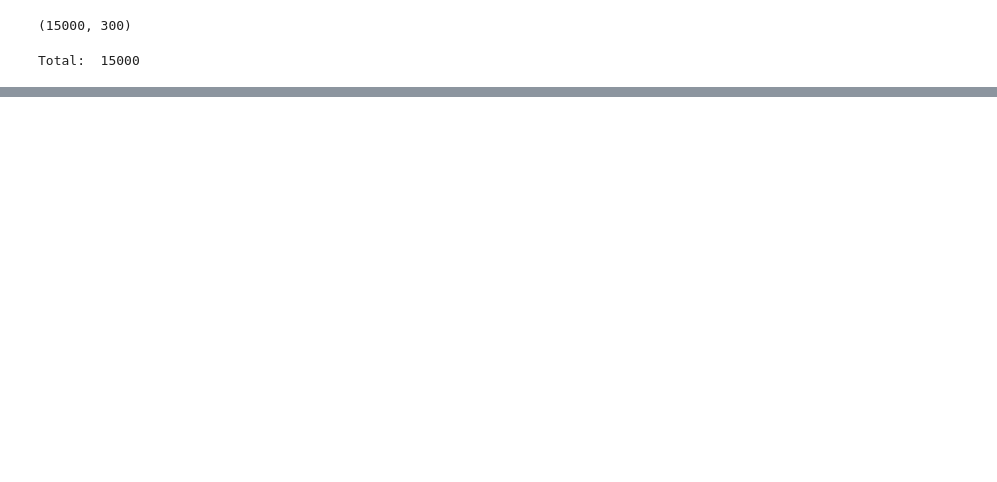
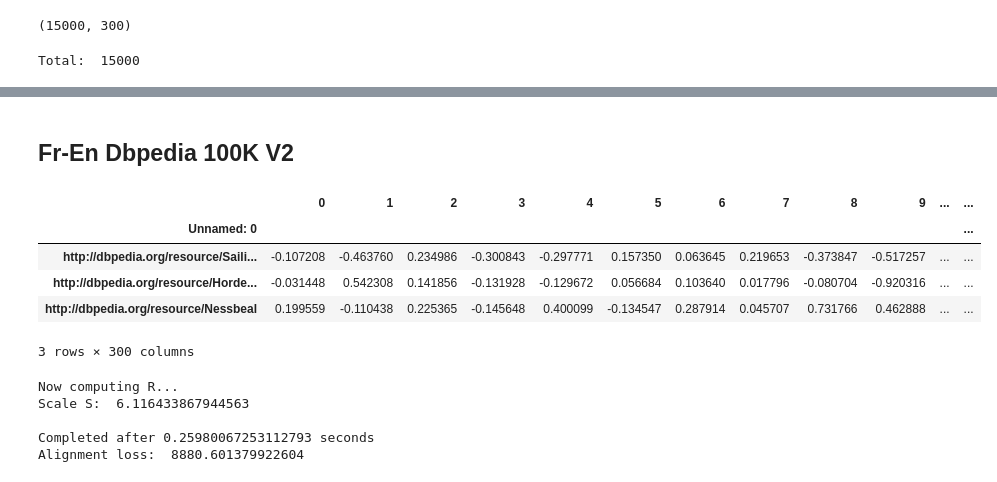
Before and after one commit to dice-group/Universal_Embeddings, a Jupyter notebook: Embedding_Alignment.ipynb, the cells around one changed output, grey strips where cells are left out. Drawn from its saved outputs; the diff is of its cells as text; code cells hidden in the pictures; blank space fills up the shorter version.

```diff
--- a/Embedding_Alignment.ipynb
+++ b/Embedding_Alignment.ipynb
@@ -717,3 +775,12 @@ with open('Shallom_EnFr_100K_V1/english2french.txt', 'w') as file:
 # %%
 with open('Shallom_EnFr_100K_V1/french2english.txt', 'w') as file:
     json.dump({value:key for key,value in en_to_fr_ents_v1.items()}, file, ensure_ascii=False)
+# %% [markdown]
+## Fr-En Dbpedia 100K V2
+# %%
+EnFr_shallom_embs_v2 = pd.read_csv('Shallom_EnFr_100K_V2/Shallom_entity_embeddings.csv')
+# %%
+Fr_shallom_embs_v2 = EnFr_shallom_embs_v2[EnFr_shallom_embs_v2['Unnamed: 0'].apply(lambda x: 'fr.dbpedia.org' in x)]
+# %%
+En_shallom_embs_v2 = EnFr_shallom_embs_v2.iloc[np.setdiff1d(np.arange(EnFr_shallom_embs_v2.shape[0]),\
+                                                            np.array(Fr_shallom_embs_v2.index))].set_index('Unnamed: 0')
@@ -719,0 +789,9 @@ with open('Shallom_EnFr_100K_V1/french2english.txt', 'w') as file:
+# %%
+En_shallom_embs_v2.head(3)
+# %% [output]
+|  | 0 | 1 | 2 | 3 | 4 | 5 | 6 | 7 | 8 | 9 | ... | ... |
+| Unnamed: 0 |  |  |  |  |  |  |  |  |  |  |  | ... |
+| http://dbpedia.org/resource/Saili... | -0.107208 | -0.463760 | 0.234986 | -0.300843 | -0.297771 | 0.157350 | 0.063645 | 0.219653 | -0.373847 | -0.517257 | ... | ... |
+| http://dbpedia.org/resource/Horde... | -0.031448 | 0.542308 | 0.141856 | -0.131928 | -0.129672 | 0.056684 | 0.103640 | 0.017796 | -0.080704 | -0.920316 | ... | ... |
+| http://dbpedia.org/resource/Nessbeal | 0.199559 | -0.110438 | 0.225365 | -0.145648 | 0.400099 | -0.134547 | 0.287914 | 0.045707 | 0.731766 | 0.462888 | ... | ... |
+3 rows × 300 columns
@@ -719,0 +806,9 @@ with open('Shallom_EnFr_100K_V1/french2english.txt', 'w') as file:
+# %%
+_, _, _, _, _, _, S_eval, T_eval, R = get_source_and_target_matrices(en_to_fr_ents_v2,\
+                                                En_shallom_embs_v2, Fr_shallom_embs_v2, given_test_set=test_set, emb_dim=300, test_size=0.1)
+# %% [output]
+Now computing R...
+Scale S:  6.116433867944563
+
+Completed after 0.25980067253112793 seconds
+Alignment loss:  8880.601379922604
```
Also changed, not shown: parts of 37 cells of this notebook.
